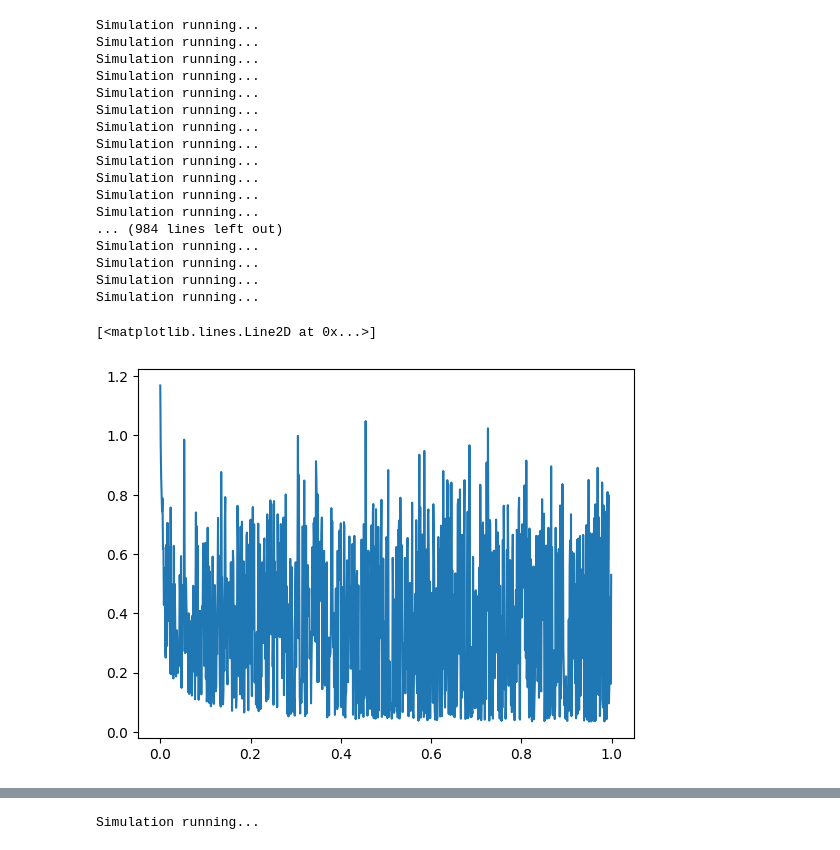
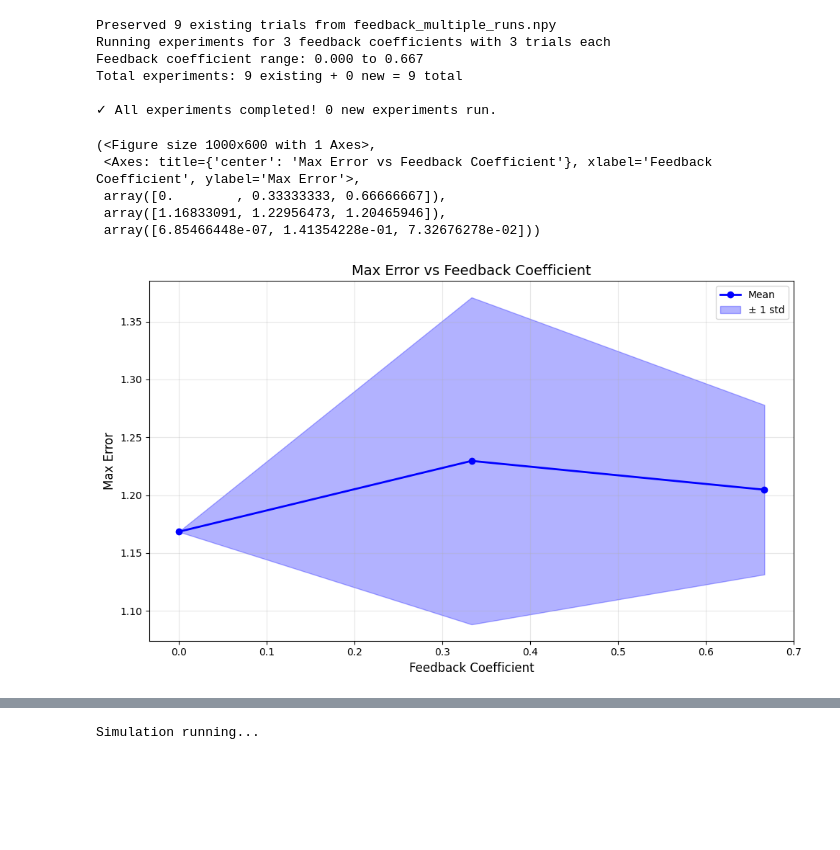
Before and after one commit to MarcosElFlamenco/force_learning_neuroscience, a Jupyter notebook: FORCE_learning.ipynb, the cells around one changed output, grey strips where cells are left out. Cells and saved outputs as stored; diff of their text form; code cells hidden in the pictures; blank space fills up the shorter version.

```diff
--- a/FORCE_learning.ipynb
+++ b/FORCE_learning.ipynb
@@ -128,24 +13,29 @@ def feedback_term_exploration(max_feedback_term = 1.0,number_of_runs = 100):
 # %%
-ft_range, differences = feedback_term_exploration(number_of_runs=1000)
-plt.plot(ft_range,differences)
+final_data = force_learning.feedback_term_multiple_runs(num_coefficients=10, num_trials=10)
 # %% [output]
-Simulation running...
-Simulation running...
-Simulation running...
-Simulation running...
-Simulation running...
-Simulation running...
-Simulation running...
-Simulation running...
-Simulation running...
-Simulation running...
-Simulation running...
-Simulation running...
-... (984 lines left out)
-Simulation running...
-Simulation running...
-Simulation running...
-Simulation running...
+Preserved 9 existing trials from feedback_multiple_runs.npy
+Running experiments for 3 feedback coefficients with 3 trials each
+Feedback coefficient range: 0.000 to 0.667
+Total experiments: 9 existing + 0 new = 9 total
+
+✓ All experiments completed! 0 new experiments run.
-[<matplotlib.lines.Line2D at 0x...>]
-[figure, removed]
+# %%
+def integrated_error(time, x_hist, z_hist, w_norm_hist, target_hist):
+    error = z_hist - target_hist
+    integrated_error = np.sum(np.abs(error))
+    return integrated_error
+
+def max_error(time, x_hist, z_hist, w_norm_hist, target_hist):
+    error = z_hist - target_hist
+    max_error = np.max(np.abs(error))
+    return max_error
+
+ploting_utils.plot_feedback_analysis_multiple_runs('feedback_multiple_runs.npy',treatment_function=max_error, ylabel='Max Error', title='Max Error vs Feedback Coefficient')
+# %% [output]
+(<Figure size 1000x600 with 1 Axes>,
+ <Axes: title={'center': 'Max Error vs Feedback Coefficient'}, xlabel='Feedback Coefficient', ylabel='Max Error'>,
+ array([0.        , 0.33333333, 0.66666667]),
+ array([1.16833091, 1.22956473, 1.20465946]),
+ array([6.85466448e-07, 1.41354228e-01, 7.32676278e-02]))
+[figure, added]
 # %%
```
Also changed, not shown: parts of 4 cells of this notebook, 4 other files.
